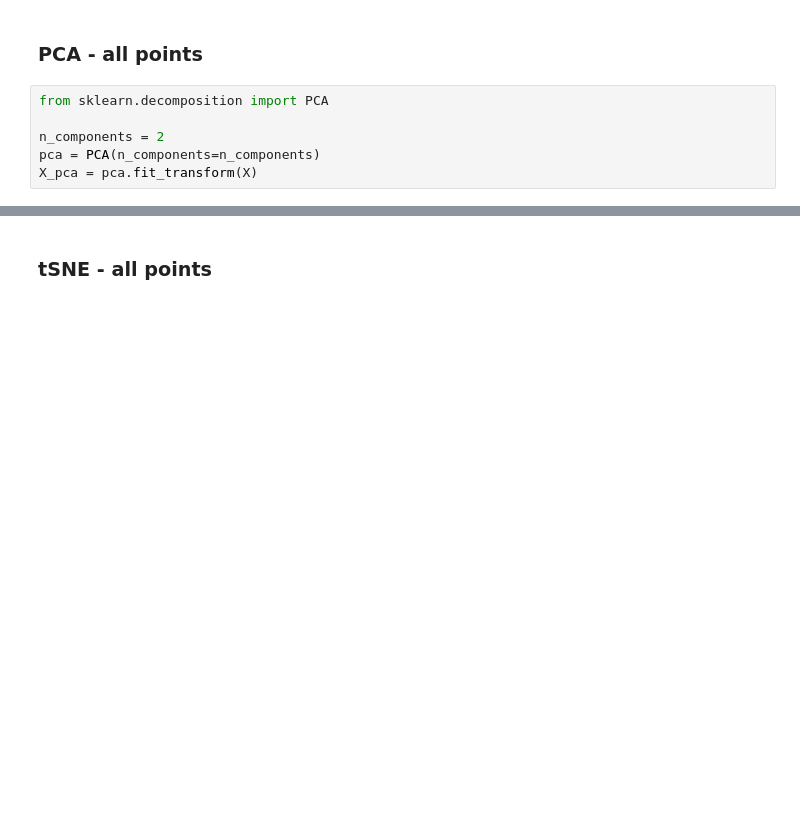
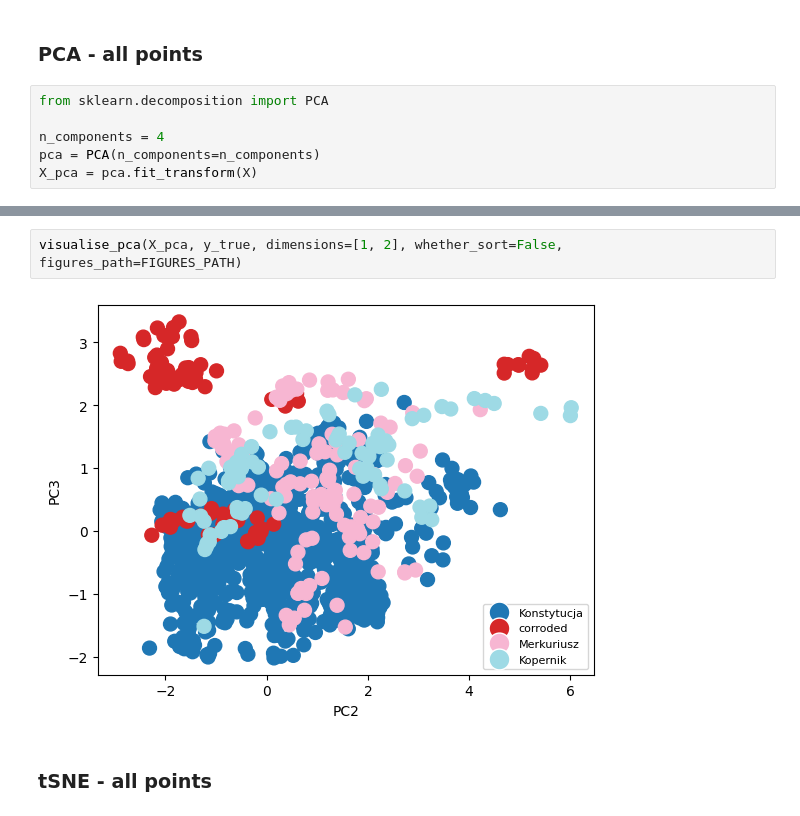
Before and after one commit to BDomzal/inks, a Jupyter notebook: analysis/comparison_of_datasets.ipynb, the cells around one changed output, grey strips where cells are left out. Saved outputs shown, nothing was run; the diff lists cells and outputs as text; blank space fills up the shorter version.

```diff
--- a/analysis/comparison_of_datasets.ipynb
+++ b/analysis/comparison_of_datasets.ipynb
@@ -49,6 +47,6 @@ X = np.array(df.values)
 # %%
 from sklearn.decomposition import PCA
 
-n_components = 2
+n_components = 4
 pca = PCA(n_components=n_components)
 X_pca = pca.fit_transform(X)
@@ -61,3 +78,7 @@ visualise_pca(X_pca, y_true, figures_path=FIGURES_PATH + 'PCA.png')
+# %%
+visualise_pca(X_pca, y_true, dimensions=[1, 2], whether_sort=False, figures_path=FIGURES_PATH)
+# %% [output]
+[figure, added]
 # %% [markdown]
 ### tSNE - all points
 # %%
```
Also changed, not shown: parts of 8 cells of this notebook, 5 other files.
